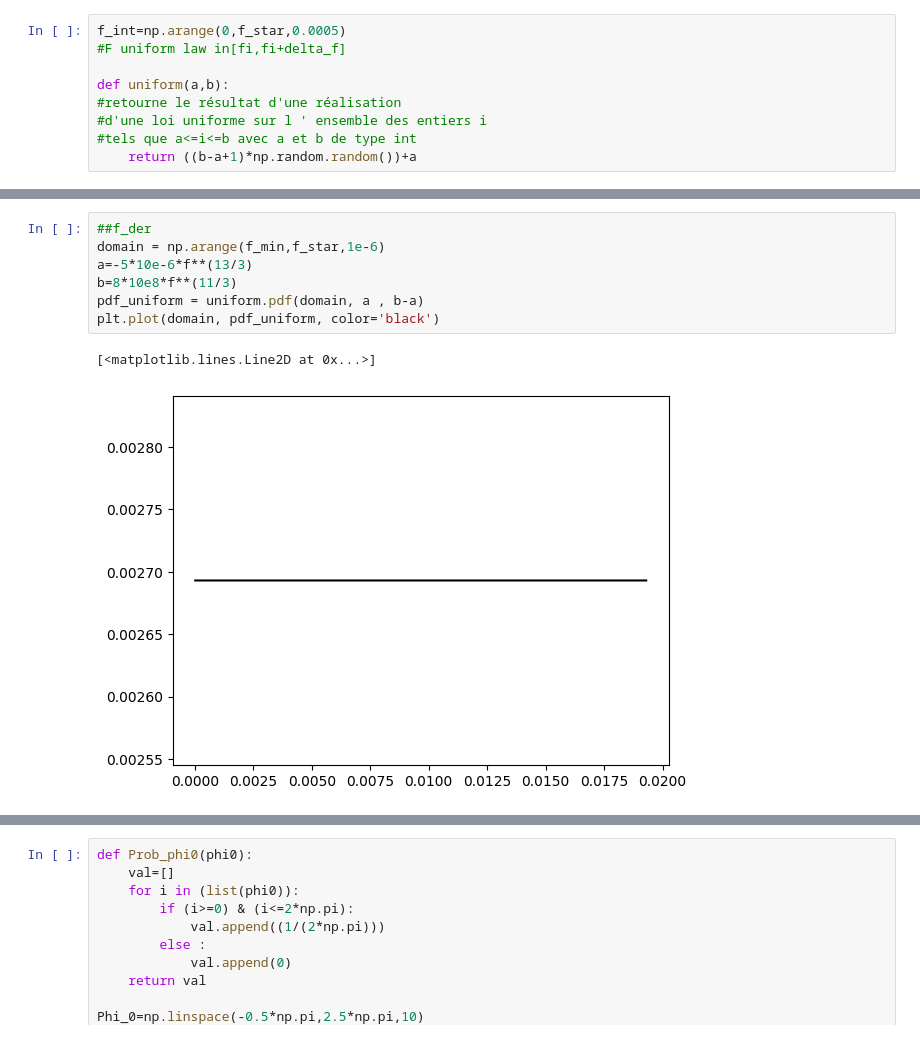
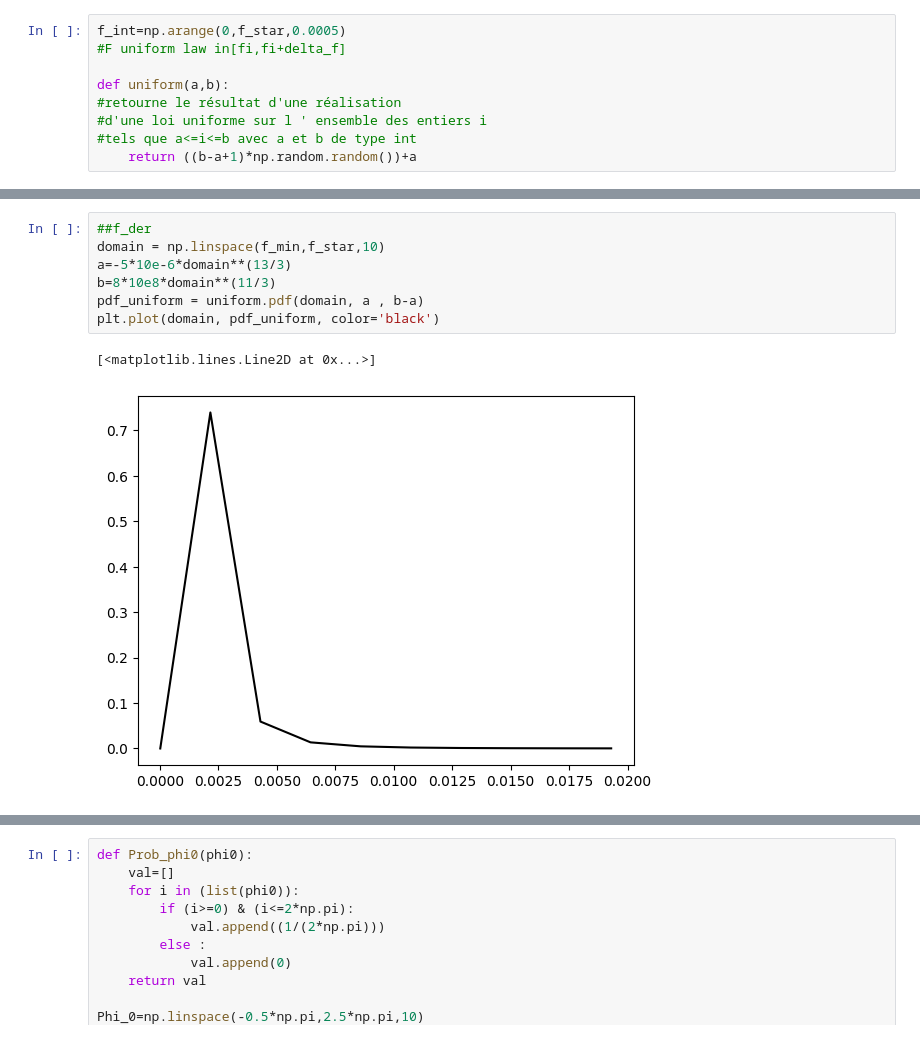
Before and after one commit to deborahDOR/Priors, a Jupyter notebook: UCBUniform_Priors.ipynb, the cells around one changed output, grey strips where cells are left out. Saved outputs shown, nothing was run; the diff lists cells and outputs as text.

```diff
--- a/UCBUniform_Priors.ipynb
+++ b/UCBUniform_Priors.ipynb
@@ -42,10 +47,10 @@ def uniform(a,b):
 # %%
 ##f_der
-domain = np.arange(f_min,f_star,1e-6)
-a=-5*10e-6*f**(13/3)
-b=8*10e8*f**(11/3)
+domain = np.linspace(f_min,f_star,10)
+a=-5*10e-6*domain**(13/3)
+b=8*10e8*domain**(11/3)
 pdf_uniform = uniform.pdf(domain, a , b-a)
 plt.plot(domain, pdf_uniform, color='black')
 # %% [output]
 [<matplotlib.lines.Line2D at 0x...>]
-[figure, old version]
+[figure, new version]
```
Also changed, not shown: parts of 7 cells of this notebook, 1 other file.
